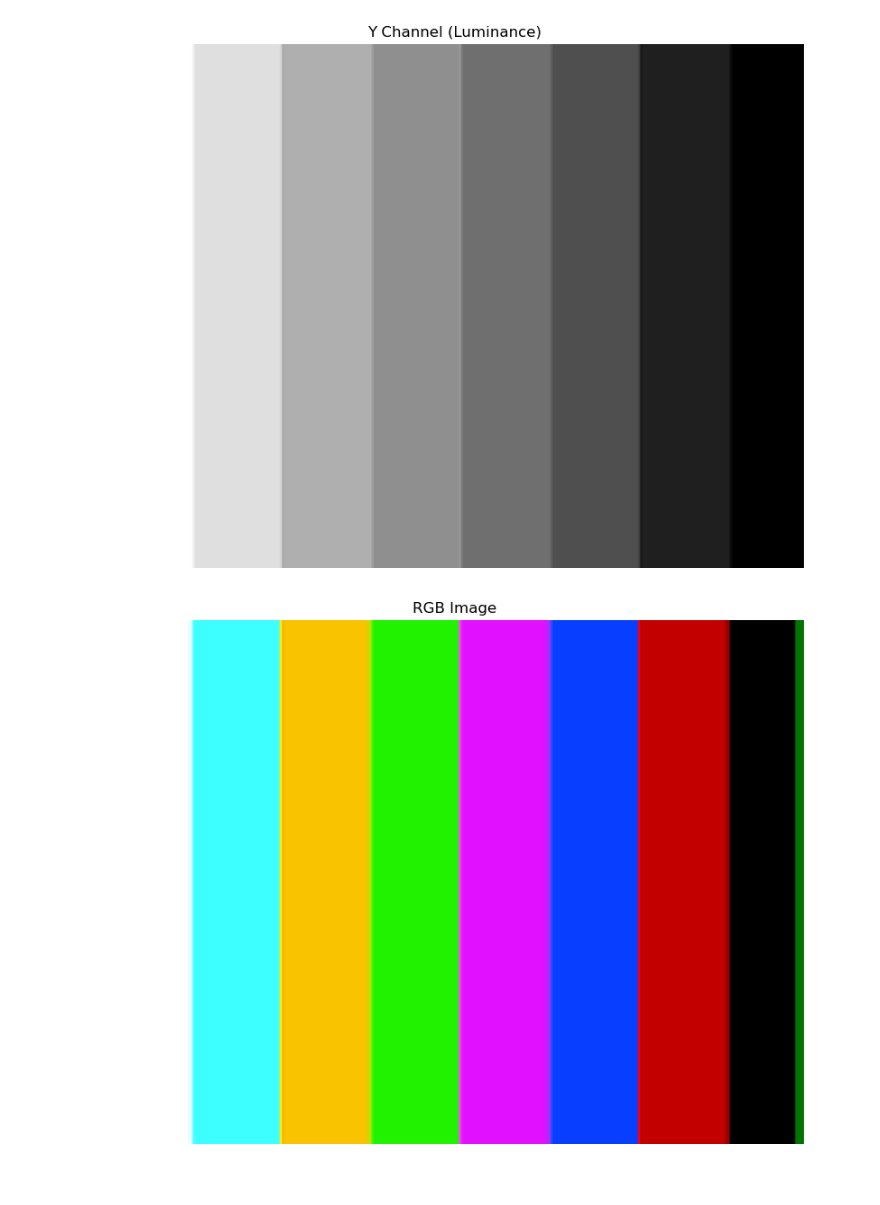
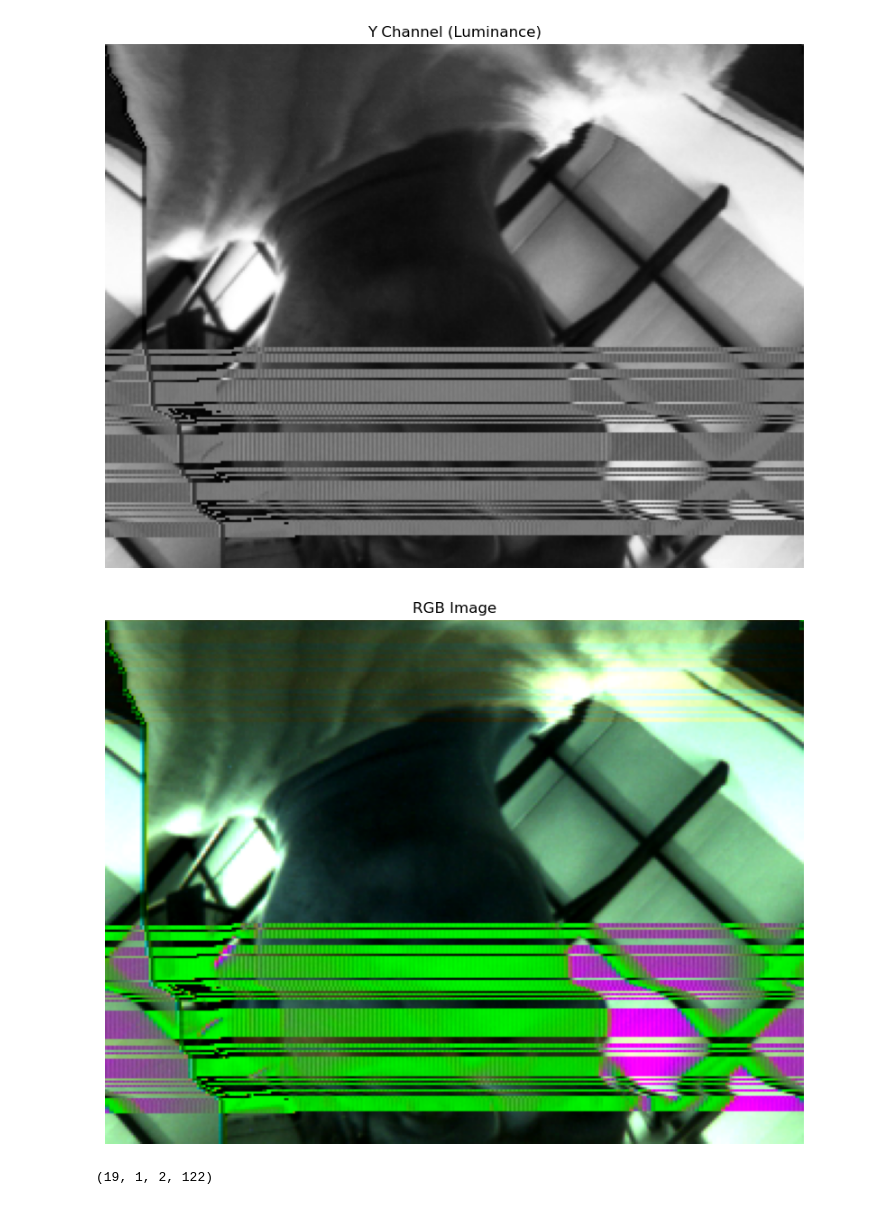
Before and after one commit to mkvenkit/pico_ov7670_adapter, a Jupyter notebook: code/framegrabber/yuv422-conversion.ipynb, the cells around one changed output. Cells and saved outputs as stored; diff of their text form; code cells hidden in the pictures.

```diff
--- a/code/framegrabber/yuv422-conversion.ipynb
+++ b/code/framegrabber/yuv422-conversion.ipynb
@@ -124,39 +124,57 @@ def yuv422_to_rgb(yuv_data, width=320, height=240, flip_vertical=False, flip_hor
 
     # Clip values to valid range
     r = np.clip(r, 0, 255)
     g = np.clip(g, 0, 255)
     b = np.clip(b, 0, 255)
 
+
     # Stack RGB channels and convert to uint8
     rgb = np.stack([r, g, b], axis=2).astype(np.uint8)
 
     return rgb
 
 def display_yuv422(yuv_data, width=320, height=240, flip_vertical=False, flip_horizontal=False):
     """
     Convert YUV422 data to RGB and display using matplotlib
 
     Args:
         yuv_data: Raw bytes in YUV422 format
         width: Image width
         height: Image height
         flip_vertical: If True, flip the image top to bottom
         flip_horizontal: If True, flip the image left to right
     """
     rgb = yuv422_to_rgb(yuv_data, width, height, flip_vertical, flip_horizontal)
     plt.figure(figsize=(10, 8))
     plt.imshow(rgb)
     plt.axis('off')
     plt.title('RGB Image')
     plt.show()
 
     return rgb
+
+def load_yuv422(filename, width, height):
+    """ Load raw YUV422 file (2 bytes per pixel) and return as numpy array """
+    with open(filename, 'rb') as f:
+        yuv_data = np.frombuffer(f.read(), dtype=np.uint8)
+
+    # Ensure data size matches expected resolution
+    expected_size = width * height * 2
+    assert len(yuv_data) == expected_size, f"Invalid file size: Expected {expected_size}, got {len(yuv_data)}"
+
+    return yuv_data
+# Read file
+yuv_data = load_yuv422("output.raw", 320, 240)
+
+# Display Y channel
+y_channel = display_y_channel(yuv_data)
+
+# Display full RGB image for comparison
+rgb_image = display_yuv422(yuv_data)
+# %% [output]
+[figure, added]
+[figure, added]
-# %%
-# Display Y channel
-y_channel = display_y_channel(yuv_data)
-
-# Display full RGB image for comparison
-rgb_image = display_yuv422(yuv_data)
-# %% [output]
-[figure, removed]
-[figure, removed]
+# %%
+0x13,0x01, 0x02, 0x7a
+# %% [output]
+(19, 1, 2, 122)
```
Also changed, not shown: 7 other files.
